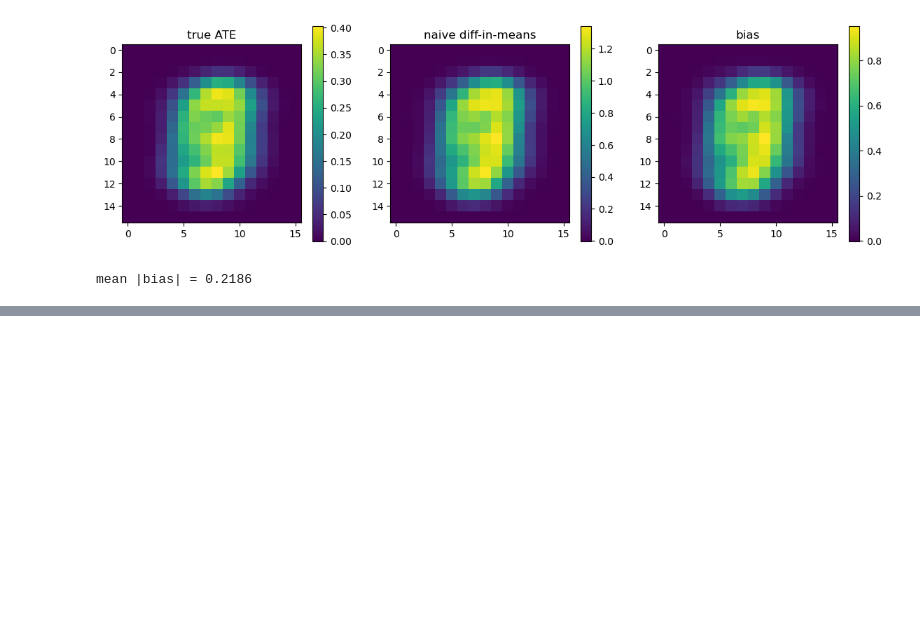
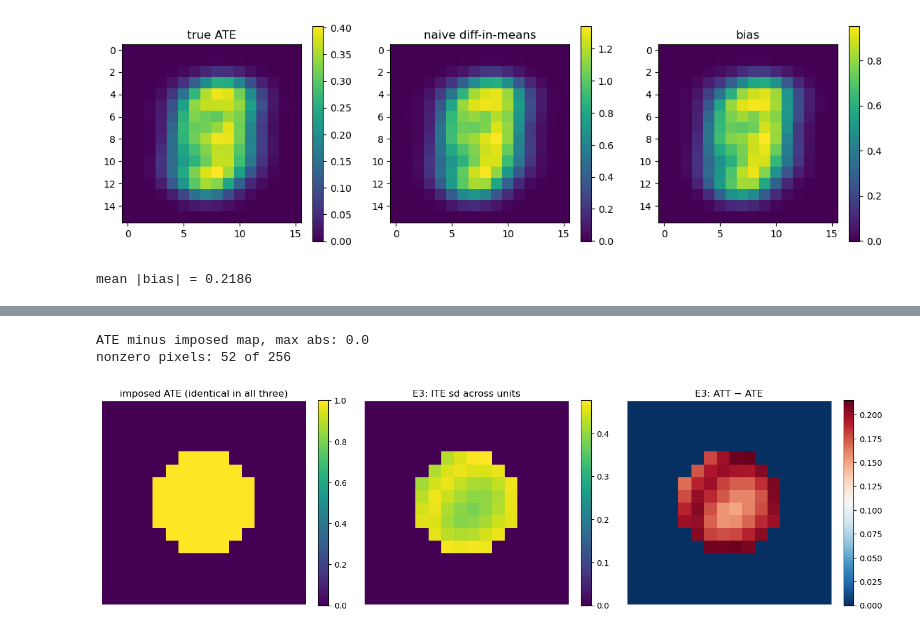
Before and after one commit to llaurabatt/frugal-flows, a Jupyter notebook: validation/exploring_morphomnist.ipynb, the cells around one changed output, grey strips where cells are left out. Cells and saved outputs as stored; diff of their text form; code cells hidden in the pictures; blank space fills up the shorter version.

Commit message:
morphomnist experiments setup

```diff
--- a/validation/exploring_morphomnist.ipynb
+++ b/validation/exploring_morphomnist.ipynb
@@ -148,0 +172,19 @@ mean |bias| = 0.2186
+# %%
+import sys, os
+sys.path.append("./morphomnist")
+
+import numpy as np
+import pandas as pd
+import matplotlib.pyplot as plt
+
+from prepare_data import unflatten, inverse_logit
+from prepare_morphomnist_exps import PRESETS, build_preset, summarise
+
+SIZE = 16
+RADIUS = 4   # scale the disc with the grid: r=2 at 8x8 and r=4 at 16x16 both cover ~20% of pixels
+
+# data_dir resolves relative to the module, so this works from any cwd
+exps = {name: build_preset(name, size=SIZE, radius=RADIUS) for name in PRESETS}
+
+{k: (tuple(v.shape) if hasattr(v, "shape") else v)
+ for k, v in exps["exp3_confounded_heterogeneous"].items() if k != "config"}
@@ -148,0 +231,18 @@ mean |bias| = 0.2186
+# %%
+d = exps["exp1_rct_homogeneous"]
+print("ATE minus imposed map, max abs:", np.abs(d["ITE"].mean(0) - d["ATE"]).max())
+print("nonzero pixels:", int((d["ATE"] != 0).sum()), "of", d["ATE"].size)
+
+fig, axes = plt.subplots(1, 3, figsize=(14, 4))
+panels = [(exps["exp1_rct_homogeneous"]["ATE"], "imposed ATE (identical in all three)", "viridis"),
+          (exps["exp3_confounded_heterogeneous"]["ITE"].std(0), "E3: ITE sd across units", "viridis"),
+          (exps["exp3_confounded_heterogeneous"]["ATT"]
+           - exps["exp3_confounded_heterogeneous"]["ATE"], "E3: ATT − ATE", "RdBu_r")]
+for ax, (v, title, cmap) in zip(axes, panels):
+    im = ax.imshow(v.reshape(SIZE, SIZE), cmap=cmap)
+    plt.colorbar(im, ax=ax); ax.set_title(title); ax.axis("off")
+plt.tight_layout(); plt.show()
+# %% [output]
+ATE minus imposed map, max abs: 0.0
+nonzero pixels: 52 of 256
+[figure, added]
```
Also changed, not shown: parts of 10 cells of this notebook, 5 other files.
